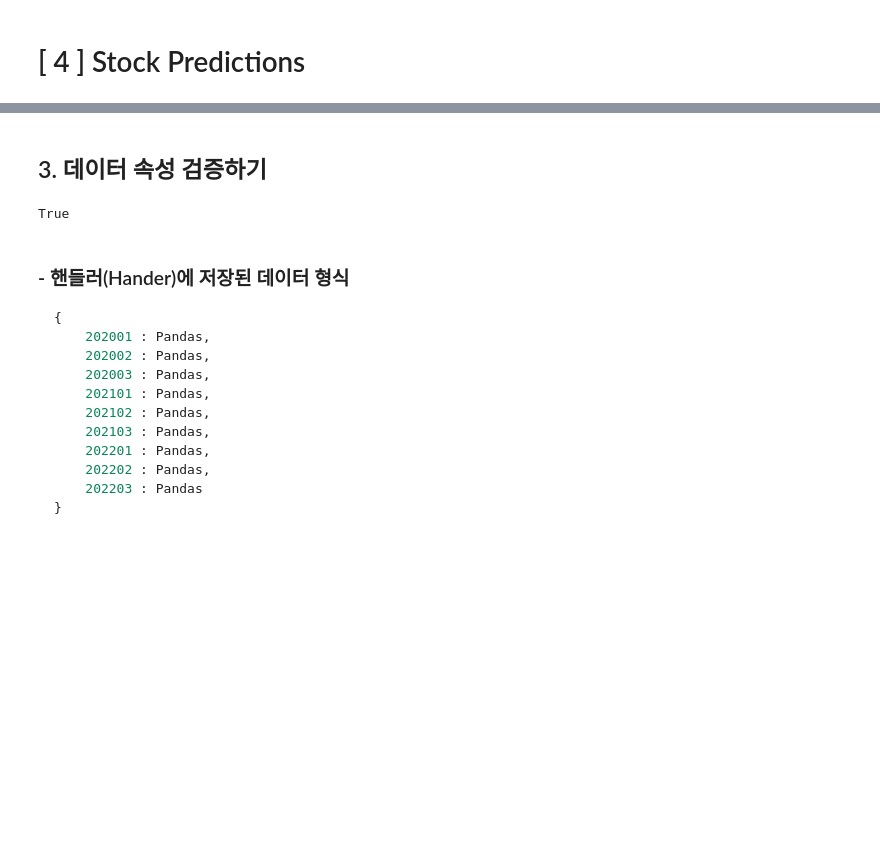
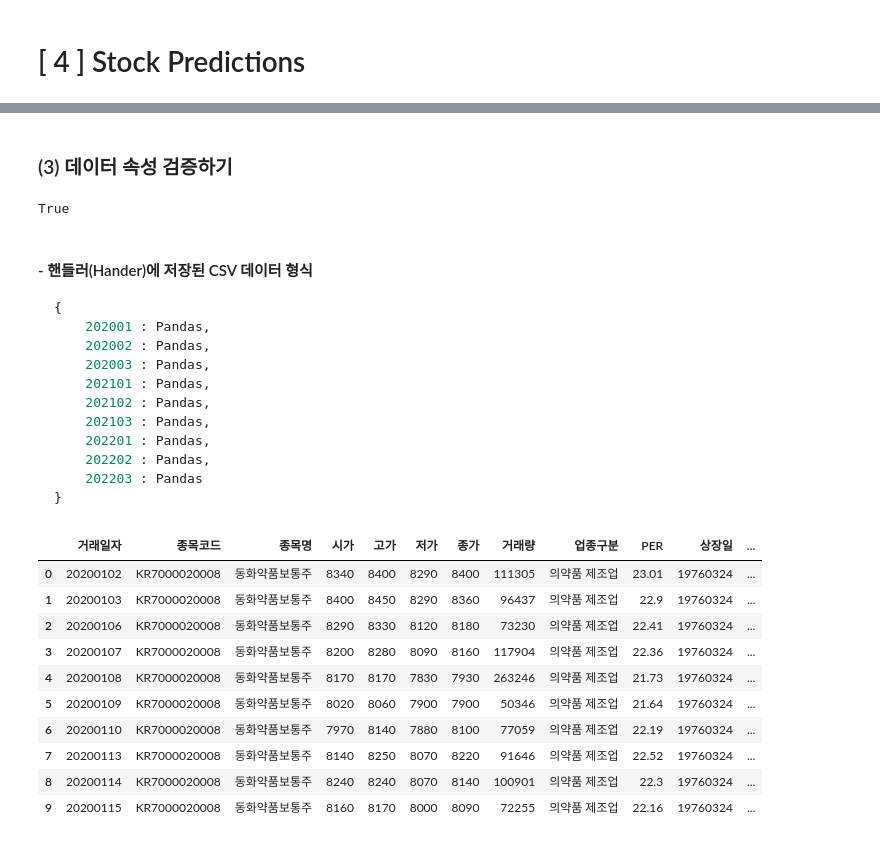
Before and after one commit to RHIE-coder/for-moon, a Jupyter notebook: src/krx-big-data.ipynb, the cells around one changed output, grey strips where cells are left out. Drawn from its saved outputs; the diff is of its cells as text; code cells hidden in the pictures; blank space fills up the shorter version.

````diff
--- a/src/krx-big-data.ipynb
+++ b/src/krx-big-data.ipynb
@@ -66,6 +66,8 @@ import abc
 # %% [markdown]
 # [ 3 ] Declarations
 # %%
+import copy
+
 ############################################################################################################
 
 class Utils:
@@ -83,6 +85,14 @@ class Utils:
             yield start
             start += 1
 
+    """
+    깊은 복사를 한 인스턴스를 반환합니다.
+    """
+    @staticmethod
+    def clone(target:object)->object:
+        return copy.deepcopy(target)
+
+
 ############################################################################################################
 
 import pandas
@@ -99,6 +109,7 @@ class PandasBasedCSVHandler:
     def handler(self)->pandas:
         """
         주입받은 Pandas 객체를 반환합니다.
+        이미 생성된 handler 인스턴스는 대체될 수 없고 반환만 가능합니다.
         """
         return self.__handler
 
@@ -131,7 +142,7 @@ class PandasBasedCSVHandler:
 
 ############################################################################################################
 
-class StockData:
+class KRXStockData:
     pass
 
 ############################################################################################################
@@ -186,16 +199,16 @@ for csv_file_info in csv_file_profiles: # 프로파일 요소 기반 iteration
             encoding="cp949" # 파일 인코딩 명시
         )
 # %% [markdown]
-## 3. 데이터 속성 검증하기
+### (3) 데이터 속성 검증하기
 # %%
 # 검증할 속성 내용들은 [1. 데이터 경로 및 이름 설정]의 selected_properties 변수 참고
 csv_handler.validate(selected_properties)
 # %% [output]
 True
 # %% [markdown]
-### - 핸들러(Hander)에 저장된 데이터 형식
+#### - 핸들러(Hander)에 저장된 CSV 데이터 형식
 
-```json
+```js
 {
     202001 : Pandas,
     202002 : Pandas,
@@ -208,3 +221,18 @@ True
     202203 : Pandas
 }
 ```
+# %%
+
+csv_handler.get_CSV_data()[202001][selected_properties][
+# %% [output]
+|  | 거래일자 | 종목코드 | 종목명 | 시가 | 고가 | 저가 | 종가 | 거래량 | 업종구분 | PER | 상장일 | ... |
+| 0 | 20200102 | KR7000020008 | 동화약품보통주 | 8340 | 8400 | 8290 | 8400 | 111305 | 의약품 제조업 | 23.01 | 19760324 | ... |
+| 1 | 20200103 | KR7000020008 | 동화약품보통주 | 8400 | 8450 | 8290 | 8360 | 96437 | 의약품 제조업 | 22.9 | 19760324 | ... |
+| 2 | 20200106 | KR7000020008 | 동화약품보통주 | 8290 | 8330 | 8120 | 8180 | 73230 | 의약품 제조업 | 22.41 | 19760324 | ... |
+| 3 | 20200107 | KR7000020008 | 동화약품보통주 | 8200 | 8280 | 8090 | 8160 | 117904 | 의약품 제조업 | 22.36 | 19760324 | ... |
+| 4 | 20200108 | KR7000020008 | 동화약품보통주 | 8170 | 8170 | 7830 | 7930 | 263246 | 의약품 제조업 | 21.73 | 19760324 | ... |
+| 5 | 20200109 | KR7000020008 | 동화약품보통주 | 8020 | 8060 | 7900 | 7900 | 50346 | 의약품 제조업 | 21.64 | 19760324 | ... |
+| 6 | 20200110 | KR7000020008 | 동화약품보통주 | 7970 | 8140 | 7880 | 8100 | 77059 | 의약품 제조업 | 22.19 | 19760324 | ... |
+| 7 | 20200113 | KR7000020008 | 동화약품보통주 | 8140 | 8250 | 8070 | 8220 | 91646 | 의약품 제조업 | 22.52 | 19760324 | ... |
+| 8 | 20200114 | KR7000020008 | 동화약품보통주 | 8240 | 8240 | 8070 | 8140 | 100901 | 의약품 제조업 | 22.3 | 19760324 | ... |
+| 9 | 20200115 | KR7000020008 | 동화약품보통주 | 8160 | 8170 | 8000 | 8090 | 72255 | 의약품 제조업 | 22.16 | 19760324 | ... |
````
Also changed, not shown: parts of 29 cells of this notebook, 2 other files.
